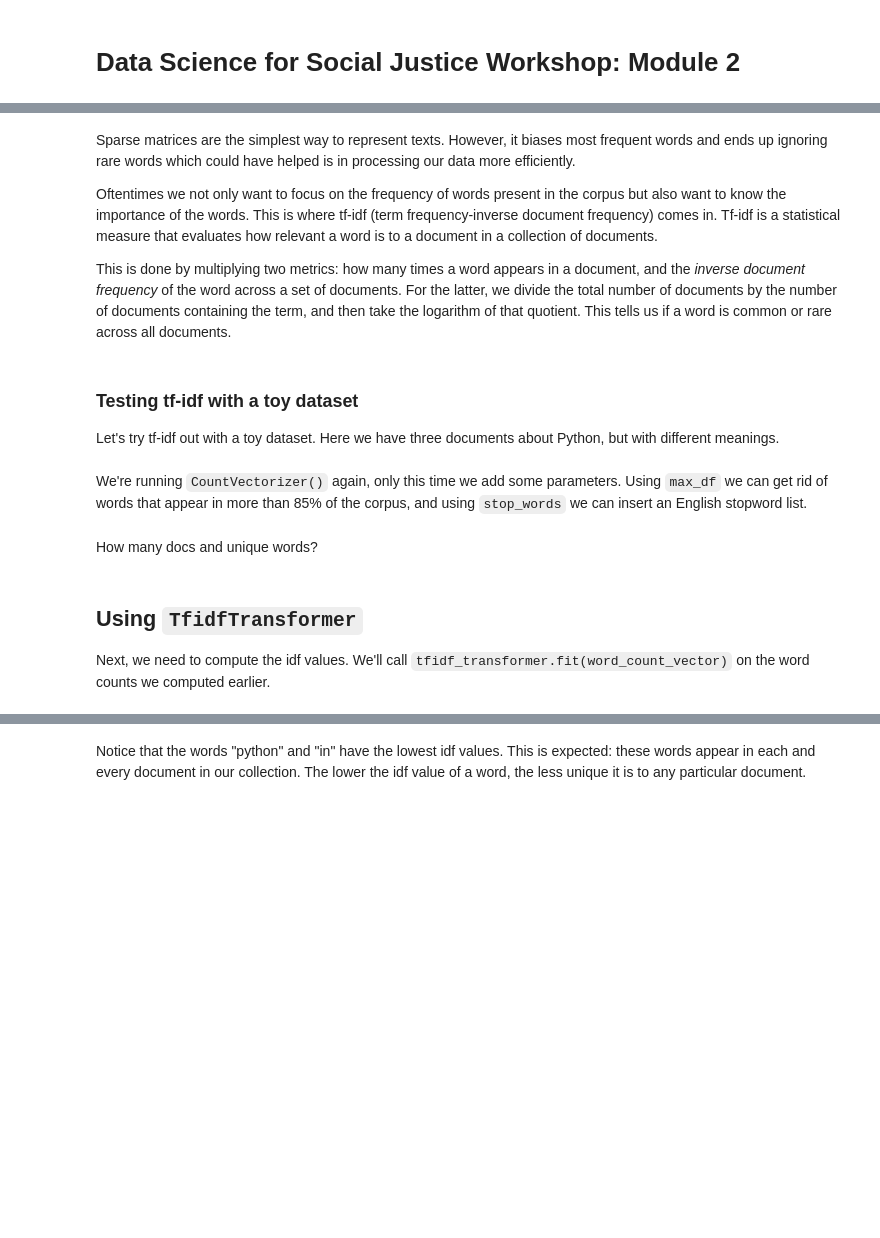
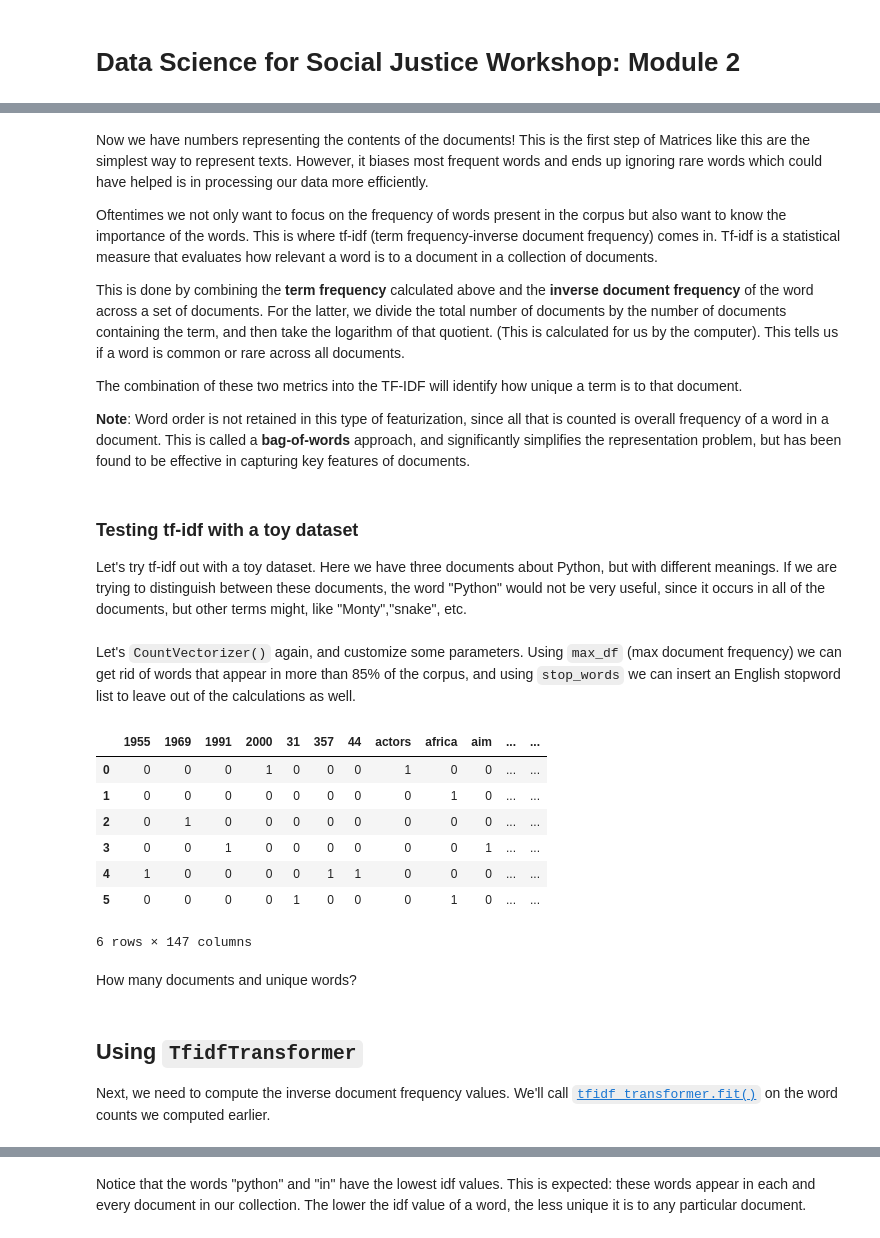
Before and after one commit to dlab-berkeley/Data-Science-Social-Justice-2022, a Jupyter notebook: notebooks/module02/03_tf_idf.ipynb, the cells around one changed output, grey strips where cells are left out. Saved outputs shown, nothing was run; the diff lists cells and outputs as text; code cells hidden in the pictures; blank space fills up the shorter version.

```diff
--- a/notebooks/module02/03_tf_idf.ipynb
+++ b/notebooks/module02/03_tf_idf.ipynb
@@ -59,13 +80,18 @@ X.shape
 # %% [markdown]
-Sparse matrices are the simplest way to represent texts. However, it biases most frequent words and ends up ignoring rare words which could have helped is in processing our data more efficiently.
+Now we have numbers representing the contents of the documents!  This is the first step of Matrices like this are the simplest way to represent texts. However, it biases most frequent words and ends up ignoring rare words which could have helped is in processing our data more efficiently.
 
 Oftentimes we not only want to focus on the frequency of words present in the corpus but also want to know the importance of the words. This is where tf-idf  (term frequency-inverse document frequency) comes in. Tf-idf is a statistical measure that evaluates how relevant a word is to a document in a collection of documents.
 
-This is done by multiplying two metrics: how many times a word appears in a document, and the *inverse document frequency* of the word across a set of documents. For the latter, we divide the total number of documents by the number of documents containing the term, and then take the logarithm of that quotient. This tells us if a word is common or rare across all documents.
+This is done by combining the **term frequency** calculated above and the **inverse document frequency** of the word across a set of documents. For the latter, we divide the total number of documents by the number of documents containing the term, and then take the logarithm of that quotient. (This is calculated for us by the computer). This tells us if a word is common or rare across all documents.
+
+The combination of these two metrics into the TF-IDF will identify how unique a term is to that document.
+
+
+**Note**: Word order is not retained in this type of featurization, since all that is counted is overall frequency of a word in a document. This is called a **bag-of-words** approach, and significantly simplifies the representation problem, but has been found to be effective in capturing key features of documents.
 # %% [markdown]
 ### Testing tf-idf with a toy dataset
 
-Let's try tf-idf out with a toy dataset. Here we have three documents about Python, but with different meanings.
+Let's try tf-idf out with a toy dataset. Here we have three documents about Python, but with different meanings. If we are trying to distinguish between these documents, the word "Python" would not be very useful, since it occurs in all of the documents, but other terms might, like "Monty","snake", etc.
 # %%
 document1 = """Python is a 2000 made-for-TV horror movie directed by Richard
 Clabaugh. The film features several cult favorite actors, including William
@@ -103,10 +129,19 @@ species are currently recognized."""
 
 test_list = [document1, document2, document3, document4, document5, document6]
 # %% [markdown]
-We're running `CountVectorizer()` again, only this time we add some parameters. Using `max_df` we can get rid of words that appear in more than 85% of the corpus, and using `stop_words` we can insert an English stopword list.
+Let's `CountVectorizer()` again, and customize some parameters. Using `max_df` (max document frequency) we can get rid of words that appear in more than 85% of the corpus, and using `stop_words` we can insert an English stopword list to leave out of the calculations as well.
 # %%
 from sklearn.feature_extraction.text import CountVectorizer
 
 cv = CountVectorizer(max_df=0.85, stop_words='english')
 word_count_vector = cv.fit_transform(test_list)
-word_count_vector.toarray()
+pd.DataFrame(word_count_vector.toarray(), columns=cv.get_feature_names())
+# %% [output]
+|  | 1955 | 1969 | 1991 | 2000 | 31 | 357 | 44 | actors | africa | aim | ... | ... |
+| 0 | 0 | 0 | 0 | 1 | 0 | 0 | 0 | 1 | 0 | 0 | ... | ... |
+| 1 | 0 | 0 | 0 | 0 | 0 | 0 | 0 | 0 | 1 | 0 | ... | ... |
+| 2 | 0 | 1 | 0 | 0 | 0 | 0 | 0 | 0 | 0 | 0 | ... | ... |
+| 3 | 0 | 0 | 1 | 0 | 0 | 0 | 0 | 0 | 0 | 1 | ... | ... |
+| 4 | 1 | 0 | 0 | 0 | 0 | 1 | 1 | 0 | 0 | 0 | ... | ... |
+| 5 | 0 | 0 | 0 | 0 | 1 | 0 | 0 | 0 | 1 | 0 | ... | ... |
+6 rows × 147 columns
@@ -115,2 +148,2 @@ cv.vocabulary_
 # %% [markdown]
-How many docs and unique words?
+How many documents and unique words?
@@ -119,7 +150,7 @@ word_count_vector.shape
 # %% [markdown]
 ## Using `TfidfTransformer`
 
-Next, we need to compute the idf values. We'll call `tfidf_transformer.fit(word_count_vector)` on the word counts we computed earlier.
+Next, we need to compute the inverse document frequency values. We'll call [`tfidf_transformer.fit()`](https://scikit-learn.org/stable/modules/generated/sklearn.feature_extraction.text.TfidfTransformer.html) on the word counts we computed earlier.
 # %%
 from sklearn.feature_extraction.text import TfidfTransformer
 
```
Also changed, not shown: parts of 48 cells of this notebook, 1 other file.
